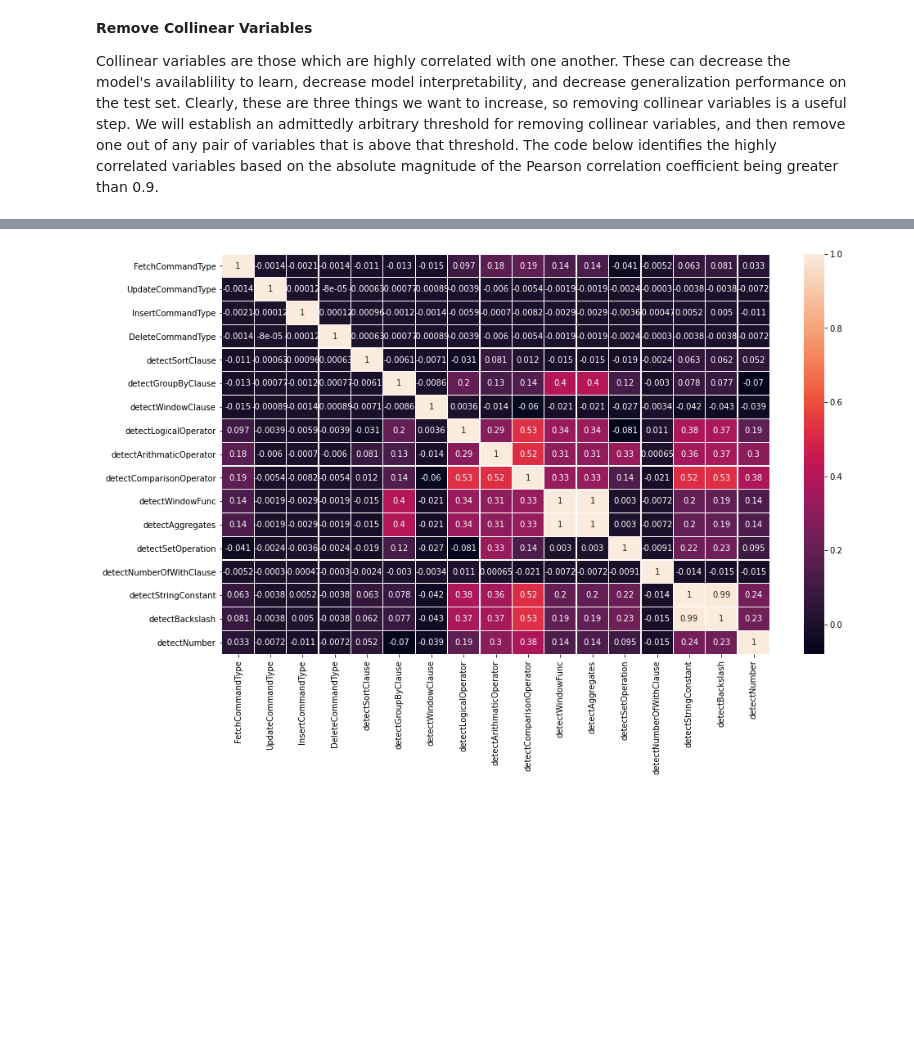
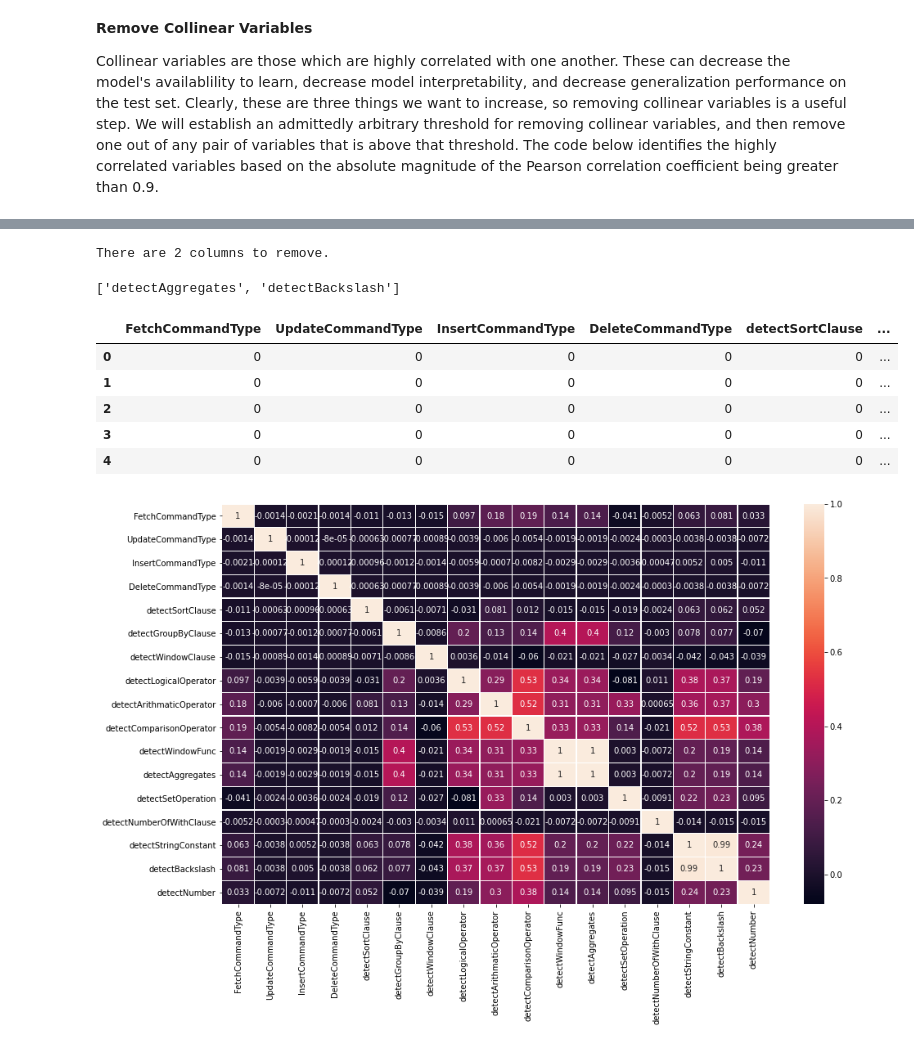
Before and after one commit to Sajid576/data-mining-techniques-to-detect-sql-nosql-injection-attack, a Jupyter notebook: sql_data_analysis.ipynb, the cells around one changed output, grey strips where cells are left out. Drawn from its saved outputs; the diff is of its cells as text; code cells hidden in the pictures; blank space fills up the shorter version.

```diff
--- a/sql_data_analysis.ipynb
+++ b/sql_data_analysis.ipynb
@@ -1090,6 +1086,26 @@ upper.head()
 | detectStringConstant | NaN | NaN | NaN | NaN | NaN | ... |
 | detectBackslash | NaN | NaN | NaN | NaN | NaN | ... |
 | detectNumber | NaN | NaN | NaN | NaN | NaN | ... |
+# %%
+# Select columns with correlations above threshold
+to_drop = [column for column in upper.columns if any(upper[column] > threshold)]
+
+print('There are %d columns to remove.' % (len(to_drop)))
+to_drop
+# %% [output]
+There are 2 columns to remove.
+['detectAggregates', 'detectBackslash']
+# %%
+# drop correlated variables
+X = X.drop(columns = to_drop)
+X.head()
+# %% [output]
+|  | FetchCommandType | UpdateCommandType | InsertCommandType | DeleteCommandType | detectSortClause | ... |
+| 0 | 0 | 0 | 0 | 0 | 0 | ... |
+| 1 | 0 | 0 | 0 | 0 | 0 | ... |
+| 2 | 0 | 0 | 0 | 0 | 0 | ... |
+| 3 | 0 | 0 | 0 | 0 | 0 | ... |
+| 4 | 0 | 0 | 0 | 0 | 0 | ... |
 # %%
 fig, ax = plt.subplots(figsize=(15, 9))
 sns.heatmap(X.corr(method ='pearson'),annot=True,linewidth=0.3)
```
Also changed, not shown: parts of 13 cells of this notebook.
